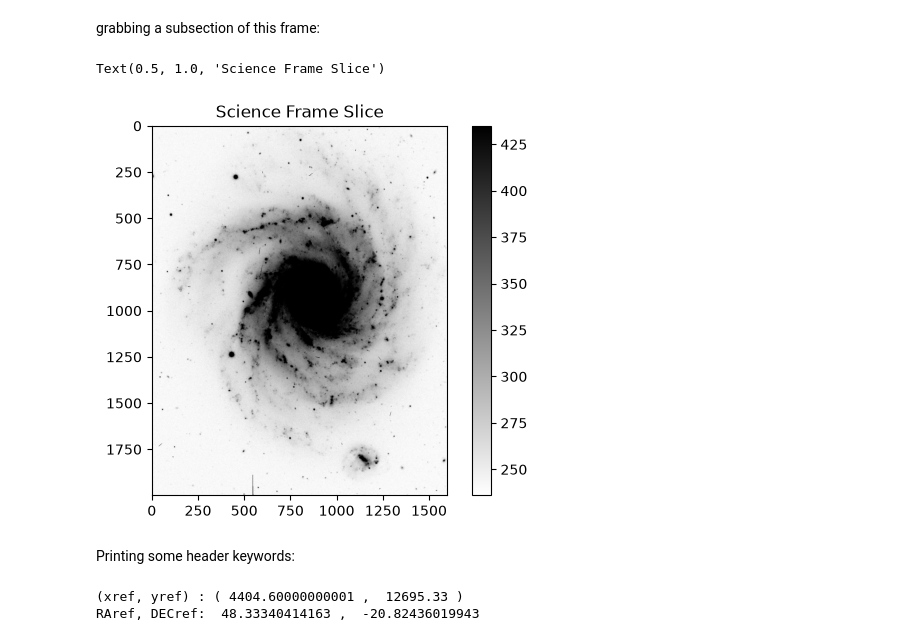
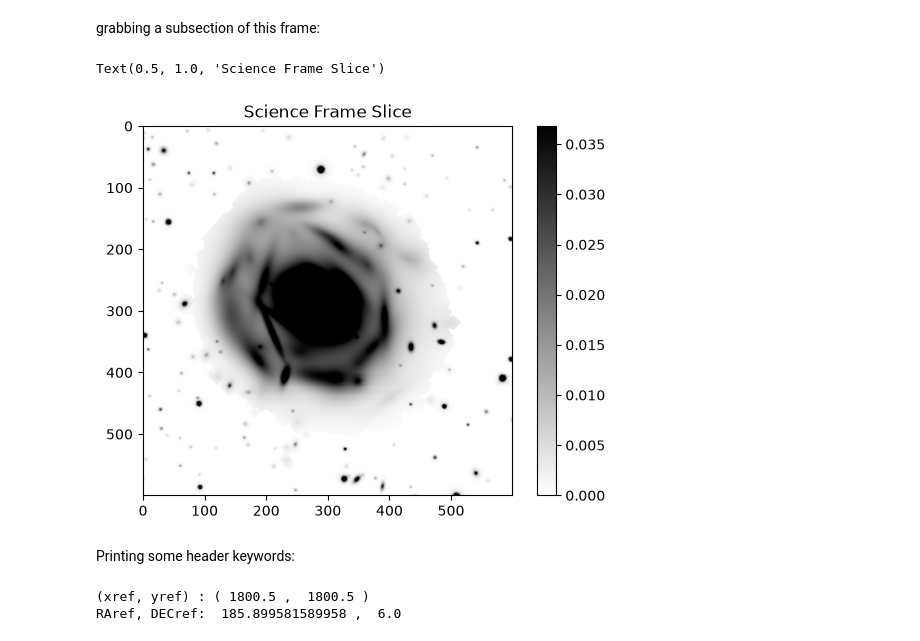
Before and after one commit to NathanielS-KU/ASTR596Capstone, a Jupyter notebook: capstonePart3.ipynb, the cells around one changed output. Cells and saved outputs as stored; diff of their text form; code cells hidden in the pictures.

```diff
--- a/capstonePart3.ipynb
+++ b/capstonePart3.ipynb
@@ -42,10 +42,12 @@ datadir = '/home/nathaniel-sexton/ASTR596/Data/Capstone' ## NOTE: will need to c
 os.chdir(datadir)
 # %%
 ## display an image:
-## using the image at https://www.legacysurvey.org/viewer/image-data/ls-dr11-south/decam-698894-S8-r
+## using the image at https://portal.nersc.gov/cfs/cosmo/data/legacysurvey/dr11/south/coadd/185/1858p060/legacysurvey-1858p060-blobmodel-r.fits.fz
+imgFile = 'legacysurvey-1858p060-blobmodel-r.fits.fz'
+#imgFile = 'image-decam-698894-S8-r.fits.fits'
 plt.figure()
-scienceFrame, scienceFrame_header = fits.getdata('image-decam-698894-S8-r.fits.fits', header=True)
+scienceFrame, scienceFrame_header = fits.getdata(imgFile, header=True)
 imdisplay(scienceFrame, v2perc=99)
-plt.title("Science Frame - NGC 1232")
+plt.title("Science Frame - NGC 4326")
 # %% [output]
 Text(0.5, 1.0, 'Science Frame - NGC 1232')
@@ -55,27 +57,27 @@ grabbing a subsection of this frame:
 # %%
 ## defining bounds of image slice:
 
-rowStart = 300 -1
-rowEnd = 2300 - 1 ## subtract 1 for indexing (arrays start at 0)
+rowStart = 2500 -1
+rowEnd = 3100 - 1 ## subtract 1 for indexing (arrays start at 0)
 
-columnsStart = 200 - 1
-columnsEnd = 1800 - 1
+columnsStart = 2900 - 1
+columnsEnd = 3500 - 1
 
 ## create slice variable:
 imgSlice = scienceFrame[rowStart:rowEnd, columnsStart:columnsEnd]
 ## create plot using display code from cell 17:
 plt.figure() ## create figure object
 
 imdisplay(imgSlice) ## display data
 plt.title("Science Frame Slice") ## name plot
 # %% [output]
 Text(0.5, 1.0, 'Science Frame Slice')
-[figure, old version]
+[figure, new version]
 # %% [markdown]
 Printing some header keywords:
 # %%
 print("(xref, yref) : (", scienceFrame_header['CRPIX1'], ', ',  scienceFrame_header['CRPIX2'], ')' )
 print("RAref, DECref: ", scienceFrame_header['CRVAL1'], ', ',  scienceFrame_header['CRVAL2'])
 # %% [output]
-(xref, yref) : ( 4404.60000000001 ,  12695.33 )
-RAref, DECref:  48.33340414163 ,  -20.82436019943
+(xref, yref) : ( 1800.5 ,  1800.5 )
+RAref, DECref:  185.899581589958 ,  6.0
```
Also changed, not shown: parts of 1 cell of this notebook.
